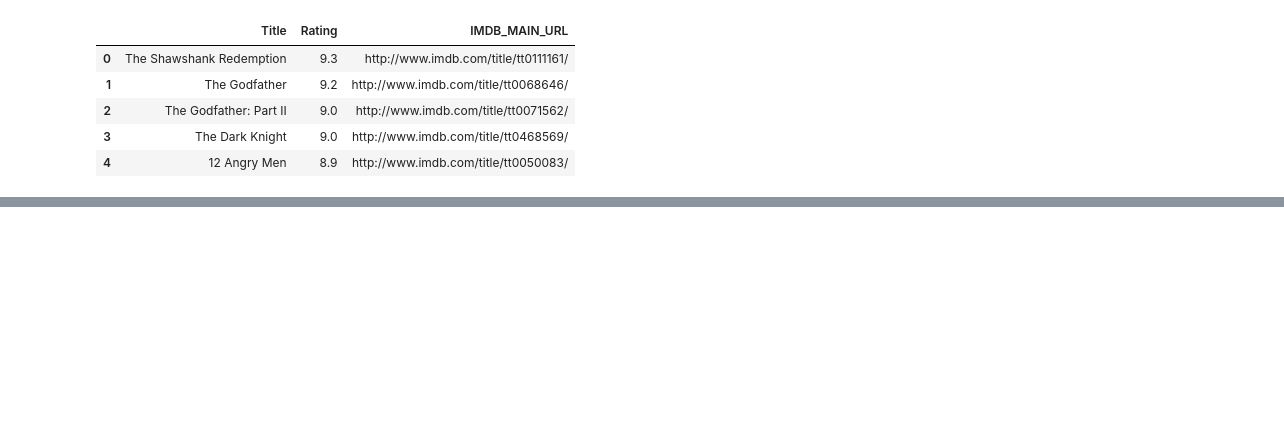
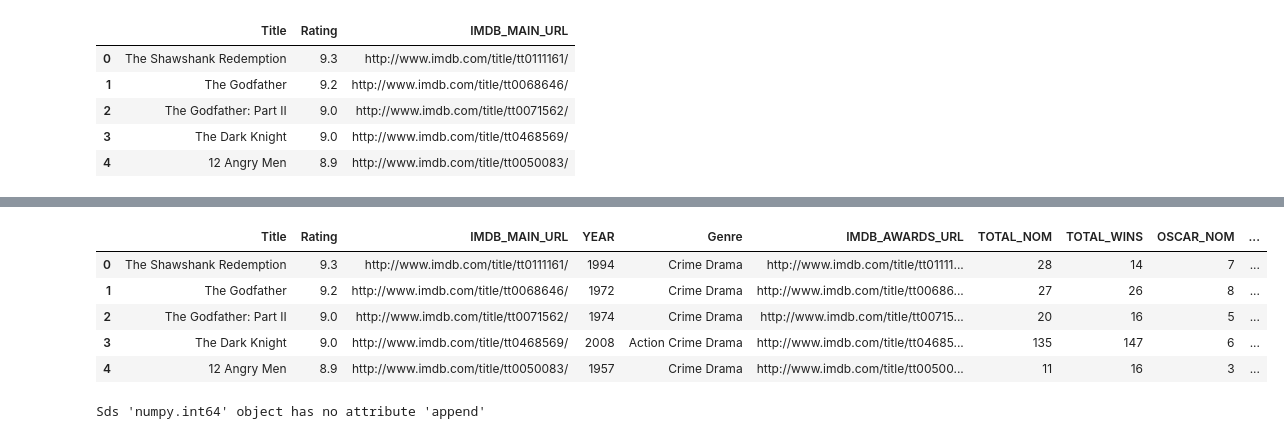
Before and after one commit to gautamborgohain/DataScience, a Jupyter notebook: IMDB_crawling/Get_Movies_Details.ipynb, the cells around one changed output, grey strips where cells are left out. Saved outputs shown, nothing was run; the diff lists cells and outputs as text; code cells hidden in the pictures; blank space fills up the shorter version.

```diff
--- a/IMDB_crawling/Get_Movies_Details.ipynb
+++ b/IMDB_crawling/Get_Movies_Details.ipynb
@@ -199,7 +199,8 @@ for index, row in top250_df_copy.iterrows():
         sag_nominations_list.append(sag_nom)
         total_nominations_list.append(total_nominations)
         total_wins_list.append(total_wins)
-        if(index%25==0):print("Fetched till ",index)
+        if(index%25==0):
+            print("Fetched till ",index)
 
 movies_withoutAwards = top250_df_copy.loc[top250_df_copy.IMDB_AWARDS_URL == ' ']
 top250_df_copy = top250_df_copy.loc[top250_df_copy.IMDB_AWARDS_URL != ' ']# Remove the movies that did not have awards page
@@ -395,18 +378,18 @@ top250_df_copy.to_csv('/Users/gautamborgohain/Desktop/temp5.csv')
 # %%
-top250_df = pd.DataFrame(columns=['Title','Rating','IMDB_MAIN_URL'])# Initialize an empty dataframe
+top1000_df = pd.DataFrame(columns=['Title','Rating','IMDB_MAIN_URL'])# Initialize an empty dataframe
 list_home_url = 'http://www.imdb.com/search/title?groups=top_1000&sort=user_rating&start=@@@&view=simple'
 for i in range(1,1000,100):
     pagesoup = getSoup(re.sub('@@@','1',list_home_url))
     rows = pagesoup.findAll('tr',{'class':re.compile('even|odd')})
-    for row in rows[0:10]:
+    for row in rows:
         try:
             movie_name = row.find('a').text
             movie_url = url_start+row.find('a')['href']
             rating = row.find('b').text
-            top250_df.loc[len(top250_df)] = [movie_name,rating,movie_url]
+            top1000_df.loc[len(top1000_df)] = [movie_name,rating,movie_url]
         except Exception as e:
             print(row.text, movie_url,e)
-top250_df.head()
+top1000_df.head()
 # %% [output]
 |  | Title | Rating | IMDB_MAIN_URL |
 | 0 | The Shawshank Redemption | 9.3 | http://www.imdb.com/title/tt0111161/ |
@@ -422,9 +399,0 @@ soup.find('h3',text = 'Golden Globes, USA').find_next('table').findAll('tr')
-# %%
-rows = soup.find('h3',text = 'Golden Globes, USA').find_next('table').findAll('tr')
-rowlis= []
-for row in rows:
-    if 'Won' in row.text:
-        rowlis.append(row.text)
-
-print(rowlis[0])
-'Won' in rowlis[0]
@@ -439,0 +642,16 @@ re.sub('@@@','1',list_home_url)
+# %%
+top250_df_copy.head()
+# %% [output]
+|  | Title | Rating | IMDB_MAIN_URL | YEAR | Genre | IMDB_AWARDS_URL | TOTAL_NOM | TOTAL_WINS | OSCAR_NOM | ... |
+| 0 | The Shawshank Redemption | 9.3 | http://www.imdb.com/title/tt0111161/ | 1994 | Crime Drama | http://www.imdb.com/title/tt01111... | 28 | 14 | 7 | ... |
+| 1 | The Godfather | 9.2 | http://www.imdb.com/title/tt0068646/ | 1972 | Crime Drama | http://www.imdb.com/title/tt00686... | 27 | 26 | 8 | ... |
+| 2 | The Godfather: Part II | 9.0 | http://www.imdb.com/title/tt0071562/ | 1974 | Crime Drama | http://www.imdb.com/title/tt00715... | 20 | 16 | 5 | ... |
+| 3 | The Dark Knight | 9.0 | http://www.imdb.com/title/tt0468569/ | 2008 | Action Crime Drama | http://www.imdb.com/title/tt04685... | 135 | 147 | 6 | ... |
+| 4 | 12 Angry Men | 8.9 | http://www.imdb.com/title/tt0050083/ | 1957 | Crime Drama | http://www.imdb.com/title/tt00500... | 11 | 16 | 3 | ... |
+# %%
+try:
+    index.append(1)
+except Exception as e:
+    print("Sds",e)
+# %% [output]
+Sds 'numpy.int64' object has no attribute 'append'
```
Also changed, not shown: parts of 14 cells of this notebook, 1 other file.
